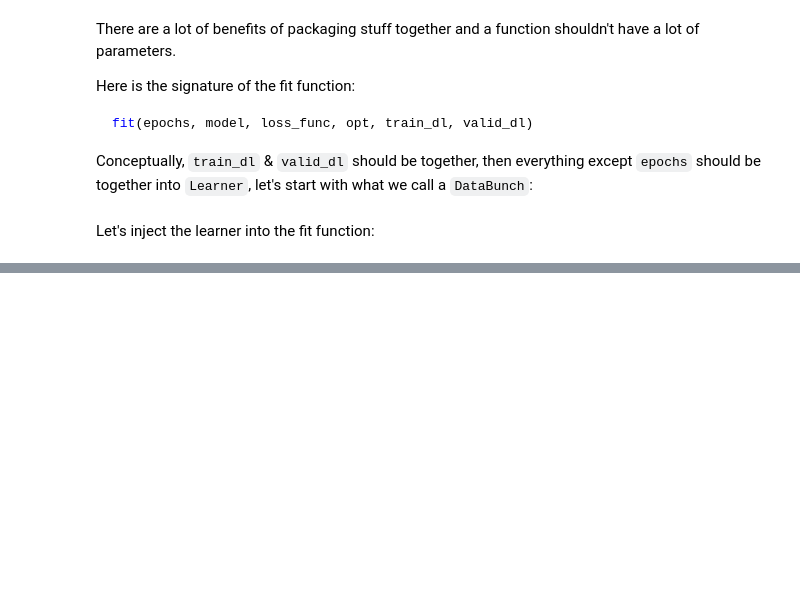
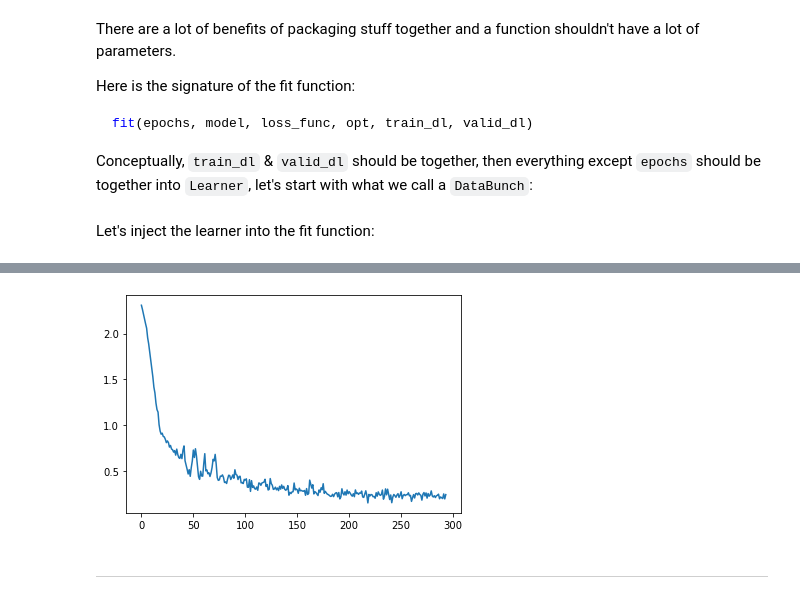
Before and after one commit to Akramz/Impractical-DL, a Jupyter notebook: 01.ipynb, the cells around one changed output, grey strips where cells are left out. Drawn from its saved outputs; the diff is of its cells as text; code cells hidden in the pictures; blank space fills up the shorter version.

```diff
--- a/01.ipynb
+++ b/01.ipynb
@@ -1074,0 +1575,6 @@ loss, acc = fit(5, learn)
+# %%
+run.recorder.plot_loss()
+# %% [output]
+[figure, added]
+# %% [markdown]
+---
```
Also changed, not shown: parts of 91 cells of this notebook.
